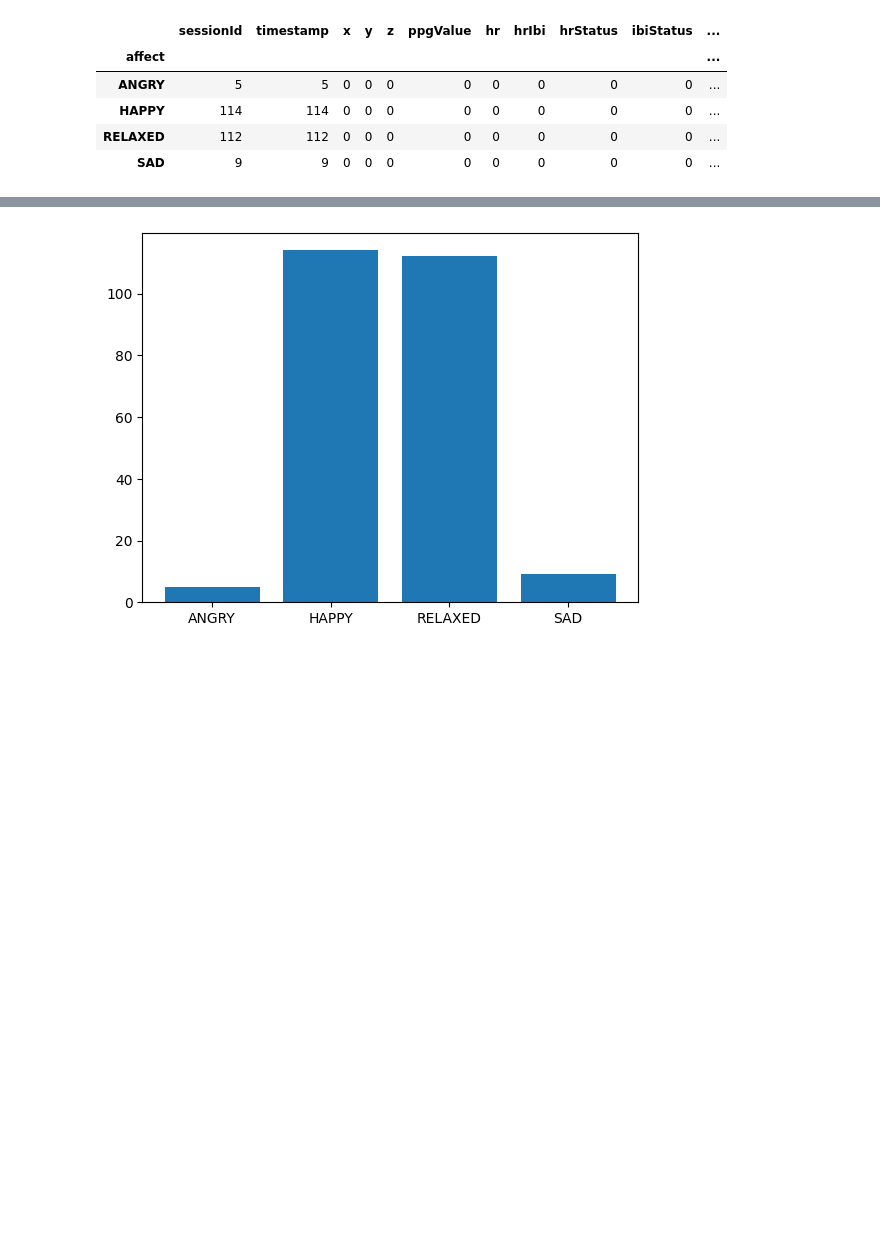
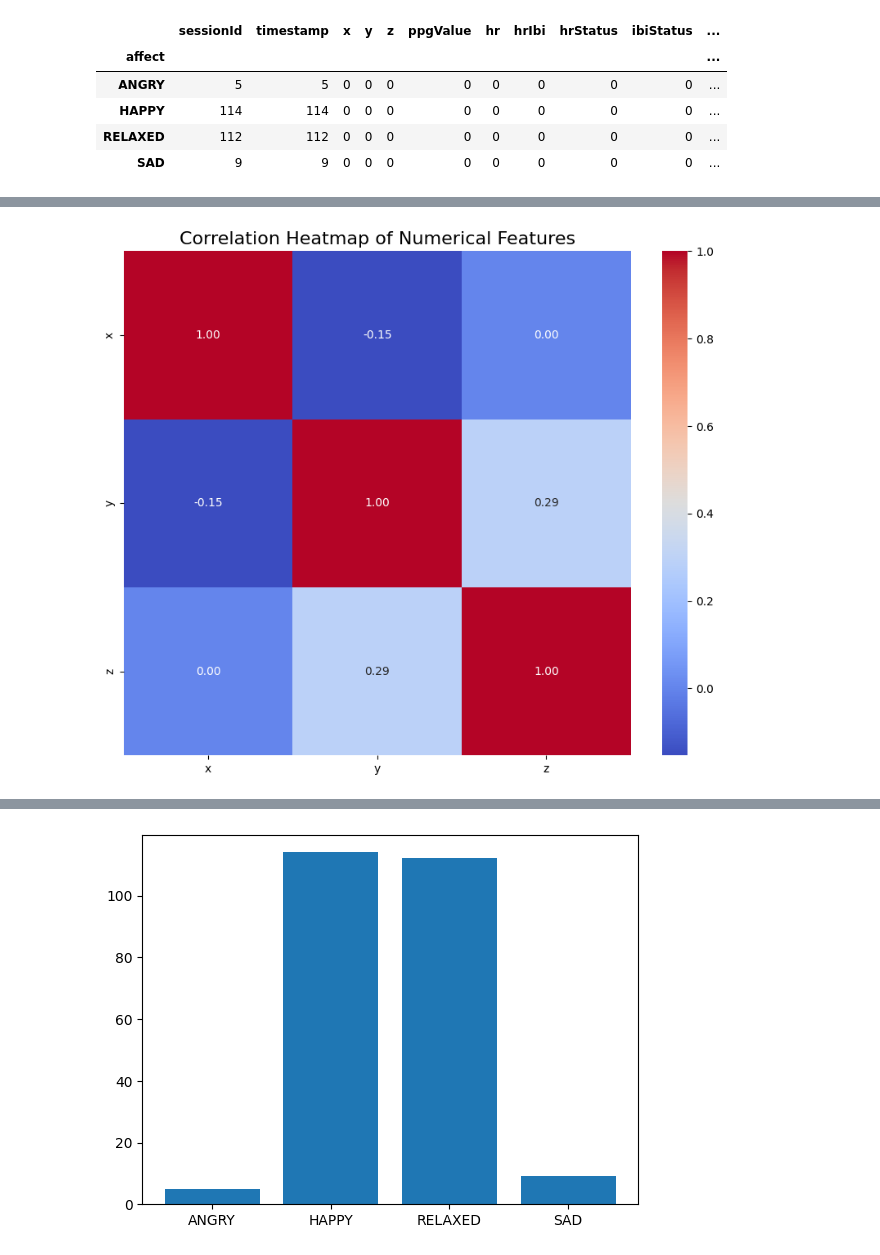
Before and after one commit to SuchethShenoy/bbdc24-mlbananas, a Jupyter notebook: data_visualization_1.ipynb, the cells around one changed output, grey strips where cells are left out. Saved outputs shown, nothing was run; the diff lists cells and outputs as text; code cells hidden in the pictures; blank space fills up the shorter version.

```diff
--- a/data_visualization_1.ipynb
+++ b/data_visualization_1.ipynb
@@ -23,0 +53,8 @@ s_df.groupby(['affect']).count()
+# %%
+numerical_features = [ 'x', 'y', 'z', 'affect','context']
+plt.figure(figsize=(10, 8))
+sns.heatmap(s_df[numerical_features].corr(), annot=True, cmap='coolwarm', fmt=".2f")
+plt.title("Correlation Heatmap of Numerical Features", fontsize=16)
+plt.show()
+# %% [output]
+[figure, added]
```
Also changed, not shown: parts of 6 cells of this notebook.
